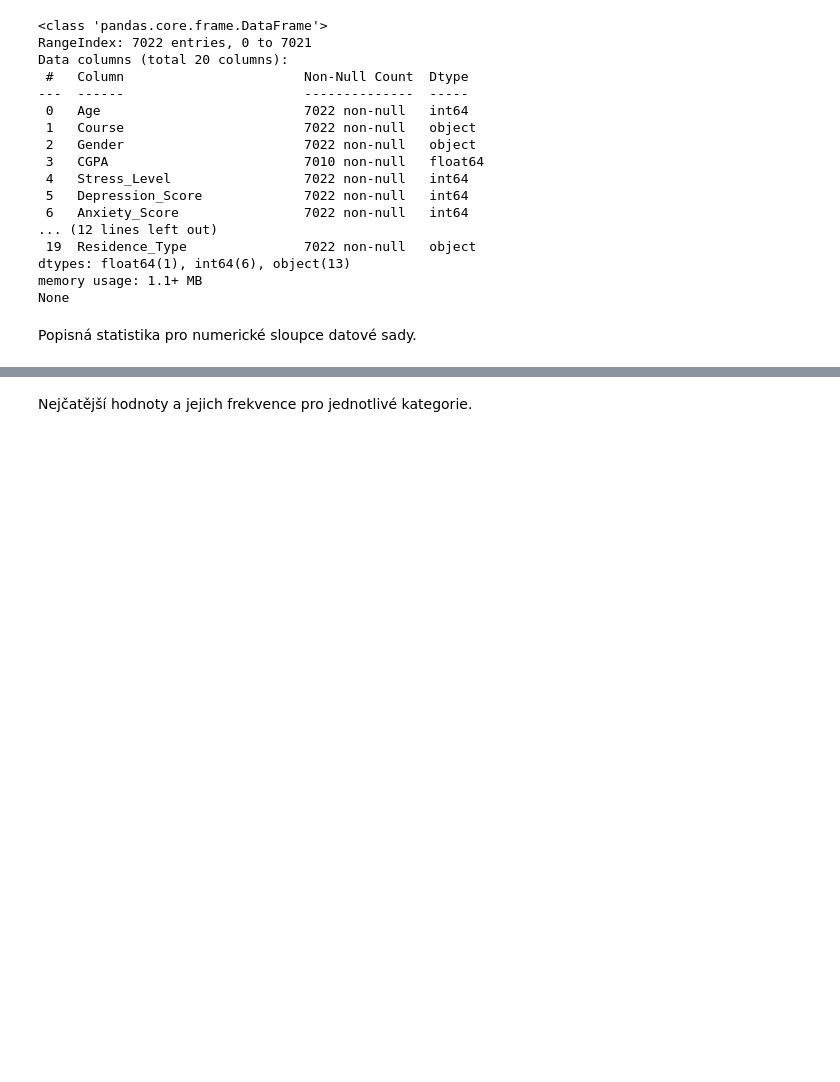
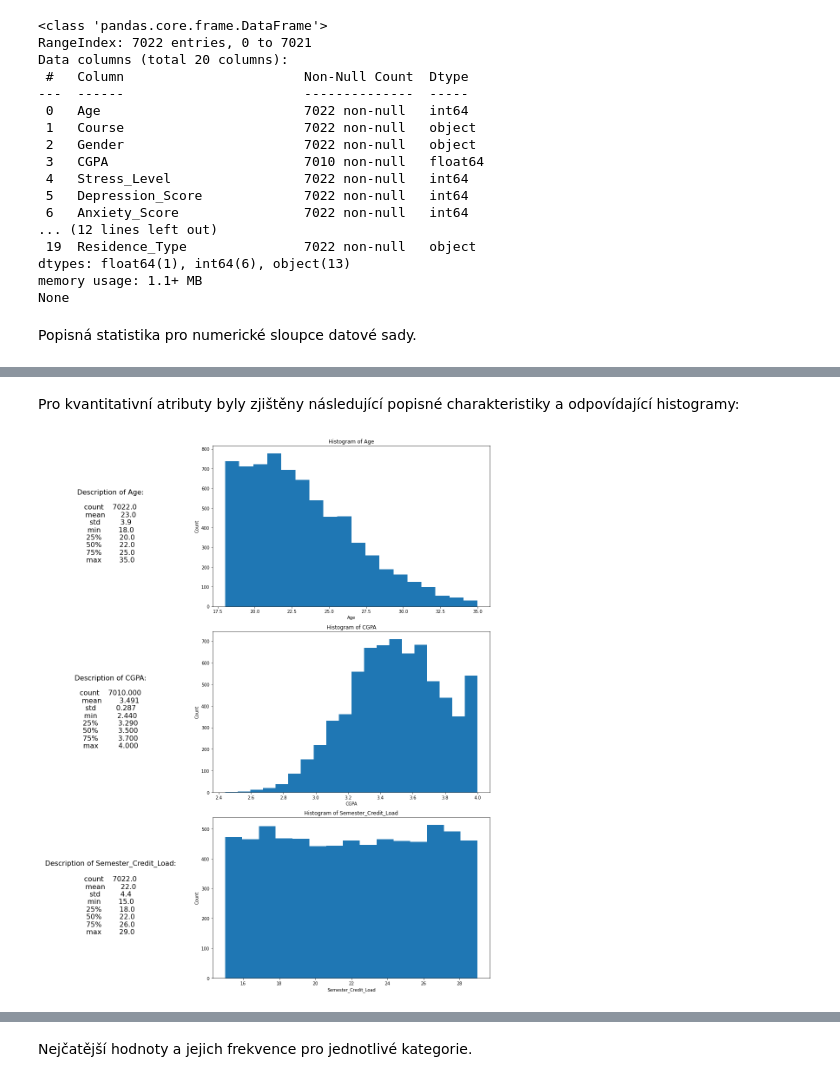
Before and after one commit to jakubKuznik/UPA-project, a Jupyter notebook: Project-2/exploratory_analysis.ipynb, the cells around one changed output, grey strips where cells are left out. Cells and saved outputs as stored; diff of their text form; code cells hidden in the pictures; blank space fills up the shorter version.

```diff
--- a/Project-2/exploratory_analysis.ipynb
+++ b/Project-2/exploratory_analysis.ipynb
@@ -53,0 +217,38 @@ Popisná statistika pro numerické sloupce datové sady.
+# %% [markdown]
+Pro kvantitativní atributy byly zjištěny následující popisné charakteristiky a odpovídající histogramy:
+# %%
+num_cols = 2
+num_rows = len(kvantitative_attributes)
+
+# Create a 1x2 grid
+fig = plt.figure(figsize=(15, 6*len(kvantitative_attributes)))
+gs = gridspec.GridSpec(len(kvantitative_attributes), 2, width_ratios=[1, 2])
+
+# Iterate over the columns to plot
+for i, col in enumerate(kvantitative_attributes):
+    if col == 'CGPA':
+        description = df[col].describe().round(3)
+        linspace = 20
+    else:
+        linspace = df[col].max()-df[col].min()+1
+        description = df[col].describe().round(1)
+
+    # Plot description in the first column
+    string_title = f"Description of {col}:\n\n" + description.to_string()
+    ax0 = plt.subplot(gs[i, 0])
+    ax0.text(0.5, 0.5, string_title,
+             horizontalalignment='center', verticalalignment='center', fontsize=16)
+    ax0.axis('off')  # Turn off the axis
+
+    # Plot histogram in the second column
+    ax1 = plt.subplot(gs[i, 1])
+    ax1.set_title(f'Histogram of {col}')
+    ax1.hist(df[col], bins=linspace, alpha=1)
+    ax1.set_xlabel(col)
+    ax1.set_ylabel('Count')
+
+# Adjust layout
+plt.tight_layout()
+plt.show()
+# %% [output]
+[figure, added]
```
Also changed, not shown: parts of 72 cells of this notebook.
